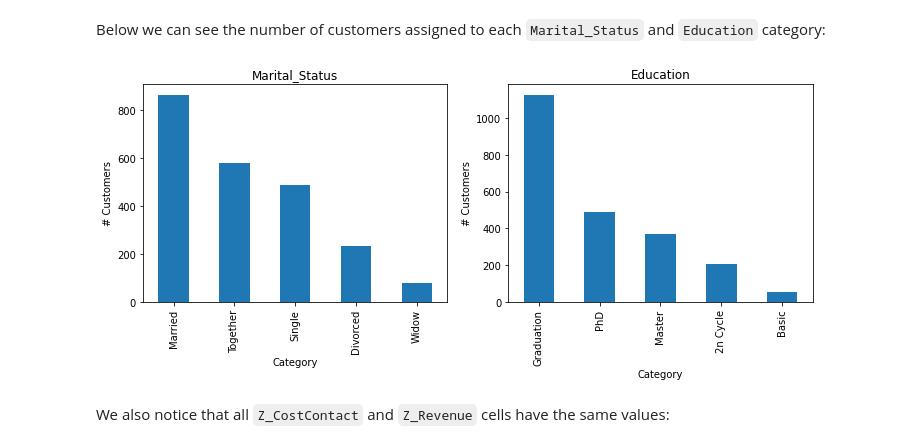
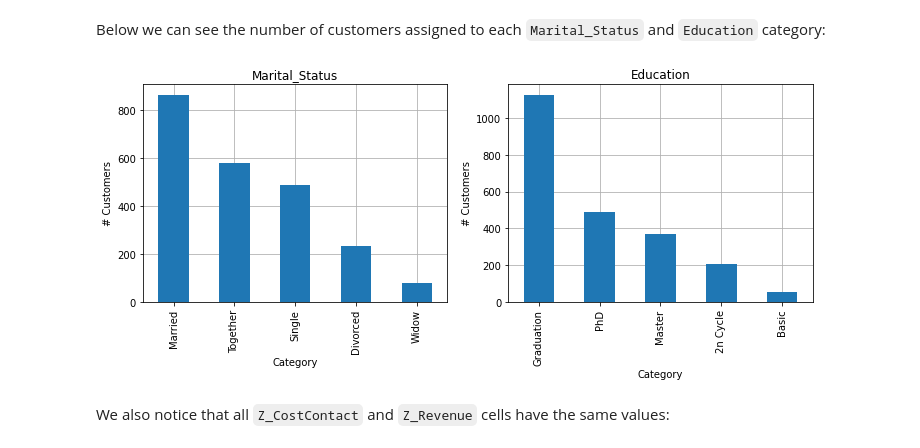
Before and after one commit to pspanoudakis/Data-Mining-Techniques-Projects, a Jupyter notebook: project1/CustomerPersonalityAnalysis.ipynb, the cells around one changed output. Saved outputs shown, nothing was run; the diff lists cells and outputs as text; code cells hidden in the pictures.

```diff
--- a/project1/CustomerPersonalityAnalysis.ipynb
+++ b/project1/CustomerPersonalityAnalysis.ipynb
@@ -130,7 +133,7 @@ dataDf.select_dtypes(include='object').head()
 We convert `Dt_Customer` string values (dates) to `datetime` objects.\
 `Education` & `Marital_Status` will be processed in Q7 using **one hot encoding**.
 # %%
-dataDf[DataColumn.DT_CUSTOMER] = dataDf[DataColumn.DT_CUSTOMER].apply(lambda d: datetime.strptime(d, "%d-%m-%Y"))
+dataDf[DataColumn.DT_CUSTOMER] = dataDf[DataColumn.DT_CUSTOMER].map(lambda d: datetime.strptime(d, "%d-%m-%Y"))
 dataDf[DataColumn.DT_CUSTOMER].head()
 # %% [output]
 0   2012-09-04
@@ -180,15 +183,17 @@ Below we can see the number of customers assigned to each `Marital_Status` and `
 # %%
 def barPlotCategoryDistribution(df: pd.DataFrame, *cols: str):
     _, axes = plt.subplots(1, len(cols), figsize=(len(cols)*6, 4))
-    for ax, col in zip(axes if len(cols) > 1 else (axes,), cols):
-        ax.set_title(col)
-        ax.set_xlabel('Category')
-        ax.set_ylabel('# Customers')
-        _ = df[col].value_counts().plot(kind="bar", ax=ax).plot()
+    for a, col in zip(axes if len(cols) > 1 else (axes,), cols):
+        a.set_title(col)
+        a.set_xlabel('Category')
+        a.set_ylabel('# Customers')
+        a = df[col].value_counts().plot(kind="bar", ax=a, grid=True, zorder=3)
+        a.grid(zorder=0)
+        a.plot()
 
 barPlotCategoryDistribution(dataDf, DataColumn.MARITAL_STATUS, DataColumn.EDUCATION)
 # %% [output]
-[figure, old version]
+[figure, new version]
 # %% [markdown]
 We also notice that all `Z_CostContact` and `Z_Revenue` cells have the same values:
 # %%
```
Also changed, not shown: parts of 16 cells of this notebook.
